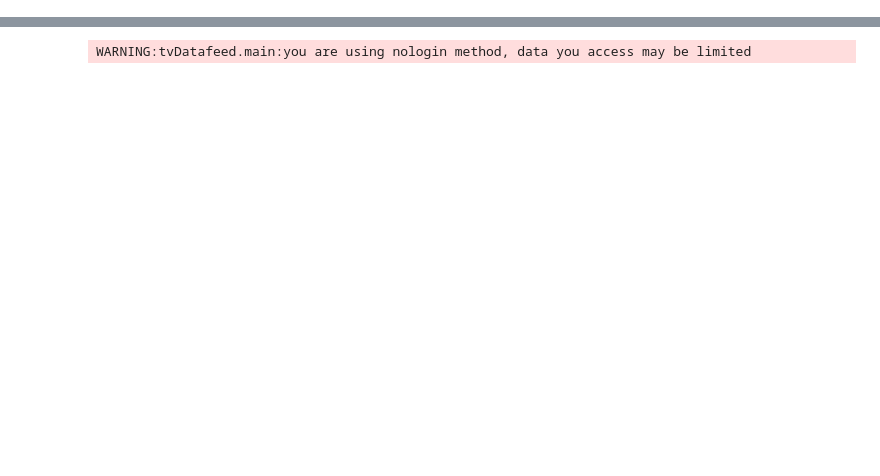
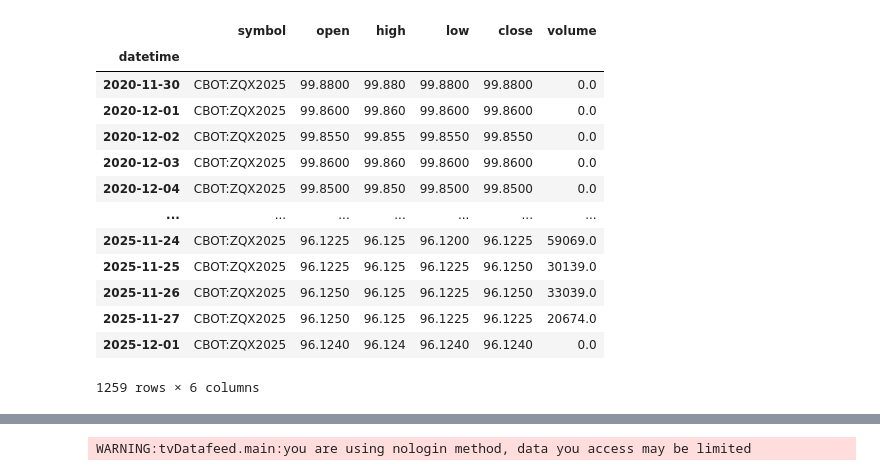
Before and after one commit to Tommylee1013/FedInterestCutProb, a Jupyter notebook: Note/get probs.ipynb, the cells around one changed output, grey strips where cells are left out. Saved outputs shown, nothing was run; the diff lists cells and outputs as text; code cells hidden in the pictures; blank space fills up the shorter version.

```diff
--- a/Note/get probs.ipynb
+++ b/Note/get probs.ipynb
@@ -531,0 +536,8 @@ zq_series.index = pd.to_datetime(zq_series.index.strftime('%Y-%m-%d'))
+# %%
+zq_series_11 = tv.get_hist(
+    symbol='ZQX2025',
+    exchange='CBOT', # Index Exchange
+    interval=Interval.in_daily,
+    n_bars=2000
+)
+zq_series_11.index = pd.to_datetime(zq_series_11.index.strftime('%Y-%m-%d'))
@@ -531,0 +833,17 @@ zq_series.index = pd.to_datetime(zq_series.index.strftime('%Y-%m-%d'))
+# %%
+zq_series_11
+# %% [output]
+|  | symbol | open | high | low | close | volume |
+| datetime |  |  |  |  |  |  |
+| 2020-11-30 | CBOT:ZQX2025 | 99.8800 | 99.880 | 99.8800 | 99.8800 | 0.0 |
+| 2020-12-01 | CBOT:ZQX2025 | 99.8600 | 99.860 | 99.8600 | 99.8600 | 0.0 |
+| 2020-12-02 | CBOT:ZQX2025 | 99.8550 | 99.855 | 99.8550 | 99.8550 | 0.0 |
+| 2020-12-03 | CBOT:ZQX2025 | 99.8600 | 99.860 | 99.8600 | 99.8600 | 0.0 |
+| 2020-12-04 | CBOT:ZQX2025 | 99.8500 | 99.850 | 99.8500 | 99.8500 | 0.0 |
+| ... | ... | ... | ... | ... | ... | ... |
+| 2025-11-24 | CBOT:ZQX2025 | 96.1225 | 96.125 | 96.1200 | 96.1225 | 59069.0 |
+| 2025-11-25 | CBOT:ZQX2025 | 96.1225 | 96.125 | 96.1225 | 96.1250 | 30139.0 |
+| 2025-11-26 | CBOT:ZQX2025 | 96.1250 | 96.125 | 96.1225 | 96.1250 | 33039.0 |
+| 2025-11-27 | CBOT:ZQX2025 | 96.1250 | 96.125 | 96.1225 | 96.1225 | 20674.0 |
+| 2025-12-01 | CBOT:ZQX2025 | 96.1240 | 96.124 | 96.1240 | 96.1240 | 0.0 |
+1259 rows × 6 columns
```
Also changed, not shown: parts of 9 cells of this notebook, 6 other files.
